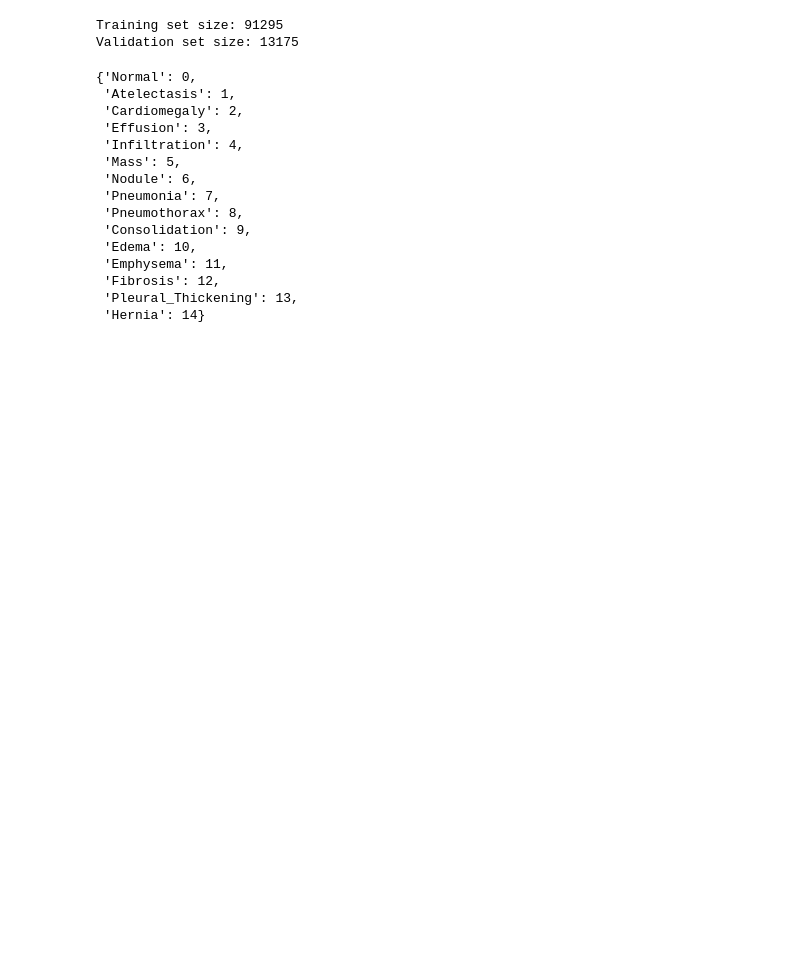
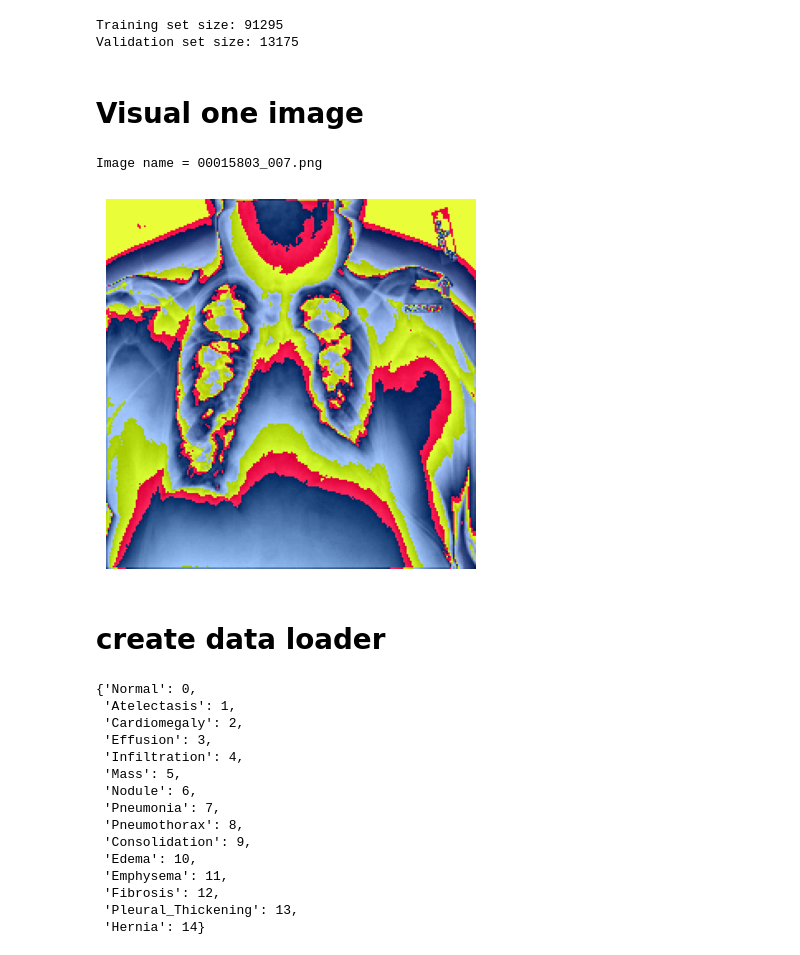
Before and after one commit to YutingGu/Chest_XRay_, a Jupyter notebook: Eva/ViT.ipynb, the cells around one changed output. Saved outputs shown, nothing was run; the diff lists cells and outputs as text; code cells hidden in the pictures; blank space fills up the shorter version.

```diff
--- a/Eva/ViT.ipynb
+++ b/Eva/ViT.ipynb
@@ -100,13 +118,42 @@ Training set size: 91295
 Validation set size: 13175
 # %%
 # resize images to fit the input of pretrained model
-train_transform = transforms.Compose([
+transform = transforms.Compose([
+    transforms.Grayscale(num_output_channels=3),
+    #transforms.CenterCrop((224*3, 224*3)),
     transforms.Resize((224, 224)),
     transforms.ToTensor(),
-    transforms.Normalize(mean=[0.485, 0.456, 0.406], std=[0.229, 0.224, 0.225])
+    transforms.Normalize(mean=[0.485, 0.456, 0.406], std=[0.229, 0.224, 0.225]),
 ])
 
-train_dataset.transform = train_transform
+train_dataset.transform = transform
+val_dataset.transform = transform
+# %% [markdown]
+# Visual one image
+# %%
+import cv2 as cv
+from PIL import Image
+def find_a_image(path):
+    for img_name in os.listdir(path):
+        print('Image name =',img_name)
+        return img_name
+        break
+# %%
+im_path = '../Dataset/images/train_no_label'
+
+img = Image.open(im_path + '/' + find_a_image(im_path))
+transformed_image = transform(img)
+transformed_image_pil = transforms.ToPILImage()(transformed_image)
+
+# Show the image
+plt.imshow(transformed_image_pil)
+plt.axis('off')  # Hide axis
+plt.show()
+# %% [output]
+Image name = 00015803_007.png
+[figure, added]
+# %% [markdown]
+# create data loader
 # %%
 # create data loaders
 loader_train = create_loader(
```
Also changed, not shown: parts of 12 cells of this notebook.
